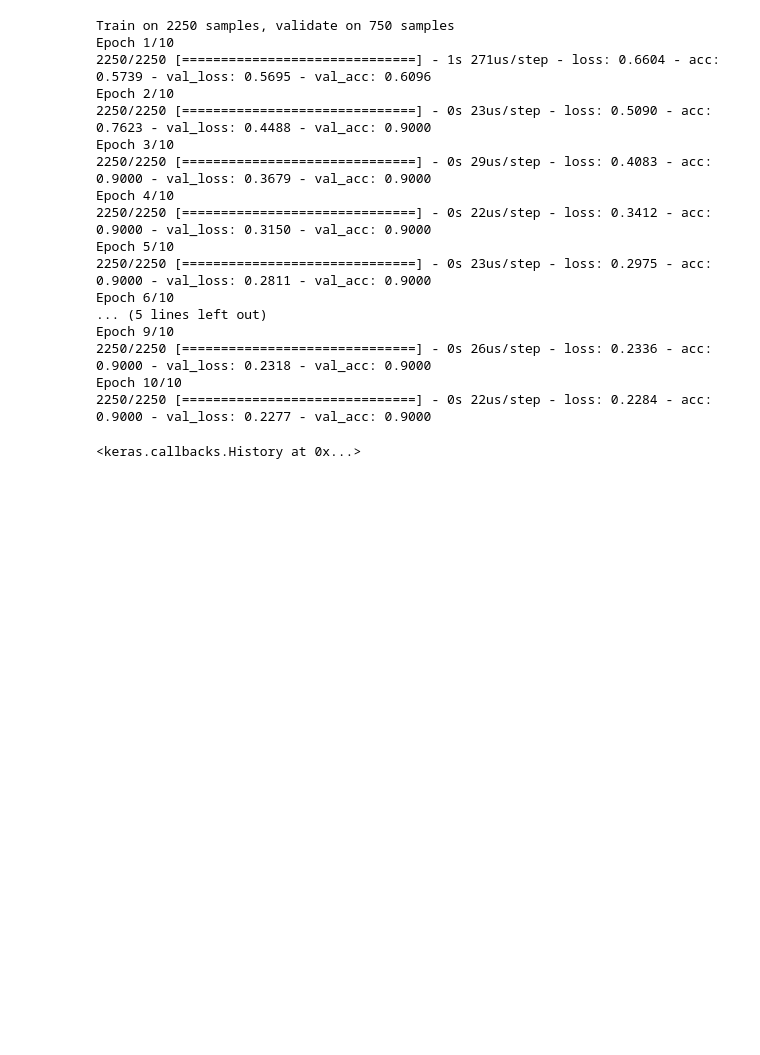
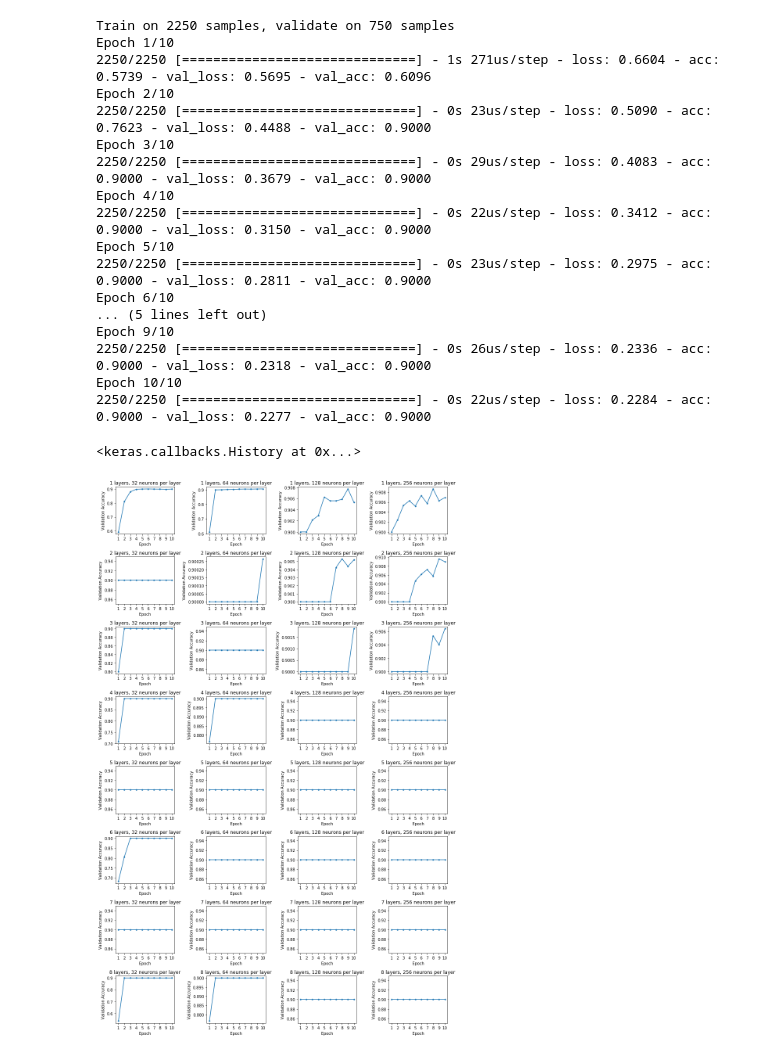
Before and after one commit to jonnysassoon/Mark-and-Jonny-ML-Project, a Jupyter notebook: Predicting Wine Type.ipynb, the cells around one changed output. Cells and saved outputs as stored; diff of their text form; code cells hidden in the pictures; blank space fills up the shorter version.

Commit message:
Train NN with variable levels and neuron counts

```diff
--- a/Predicting Wine Type.ipynb
+++ b/Predicting Wine Type.ipynb
@@ -533,7 +533,7 @@ Epoch 10/10
 2250/2250 [==============================] - 0s 22us/step - loss: 0.2284 - acc: 0.9000 - val_loss: 0.2277 - val_acc: 0.9000
 <keras.callbacks.History at 0x...>
 # %%
-# Function for training NN. Returns  history callback instance
+# Function for training NN. Performs all the steps we did above. Returns  history callback instance
 
 def train_nn(x_train, y_train, x_test, y_test, hidden_layer_dims, nout,
              learning_rate=0.001, batch_size=100, epochs=10, activation='sigmoid'):
@@ -560,10 +560,47 @@ def train_nn(x_train, y_train, x_test, y_test, hidden_layer_dims, nout,
     #print(y_train_cat.shape, y_test_cat.shape)
 
     # Fitting the model !!!!
+    # verbose=0 means that it shouldn't print output as it's training. Default is 1
     model.fit(x_train, y_train_cat,
         epochs=epochs,
         batch_size=batch_size,
         validation_data=(x_test, y_test_cat),
-        callbacks=[history_cb])
+        callbacks=[history_cb],
+        verbose=0)
 
     return history_cb
+# %%
+# Attempt to train model on (32, 64, 128, 256) neurons per layer, for (1...8) layers
+
+neurons_per_layer = [32, 64, 128, 256]
+num_layers = list(range(1, 9))
+
+# Plotting multiple graphs, for each combo of neurons per layer and number of layers.
+# Each value of neurons per layer is a column (4 cols), each "number of layers" is a row
+# For each #_of_layers:
+    # For each neurons_per_layer:
+        # train model, get final val accuracy
+        # plot Epoch vs val accuracy for each combo
+
+plt.figure(figsize=(13, 20))
+current_plot = 1
+
+for layer_ct in num_layers:
+    for neuron_ct in neurons_per_layer:
+        hidden_layer_dims = (neuron_ct, layer_ct)
+        # train_nn(x_train, y_train, x_test, y_test, hidden_layer_dims, nout,
+        #    learning_rate=0.001, batch_size=100, epochs=10, activation='sigmoid')
+        history = train_nn(x_train, y_train, x_test, y_test, hidden_layer_dims, nout)
+        plt.subplot(len(num_layers), len(neurons_per_layer), current_plot)
+        plt.plot(np.arange(1, 11, 1), history.val_acc, '.-')
+        plt.xticks(np.arange(1, 11, 1))
+        plt.title(f"{layer_ct} layers, {neuron_ct} neurons per layer")
+        plt.xlabel('Epoch')
+        plt.ylabel('Validation Accuracy')
+        current_plot += 1
+
+
+plt.tight_layout()
+plt.show()
+# %% [output]
+[figure, added]
```
